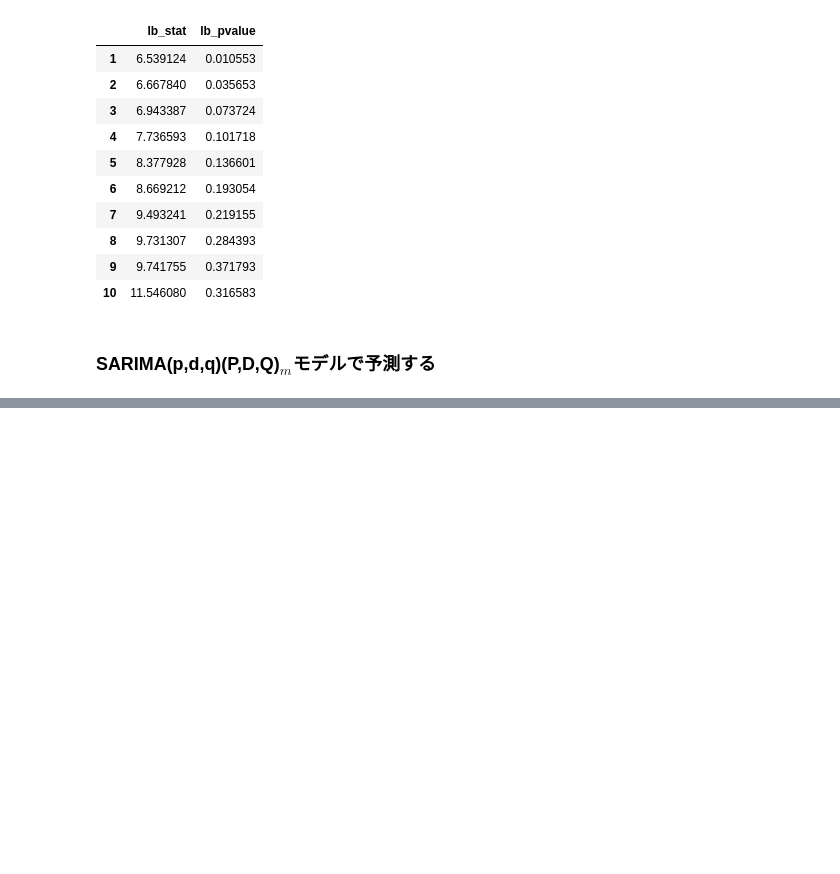
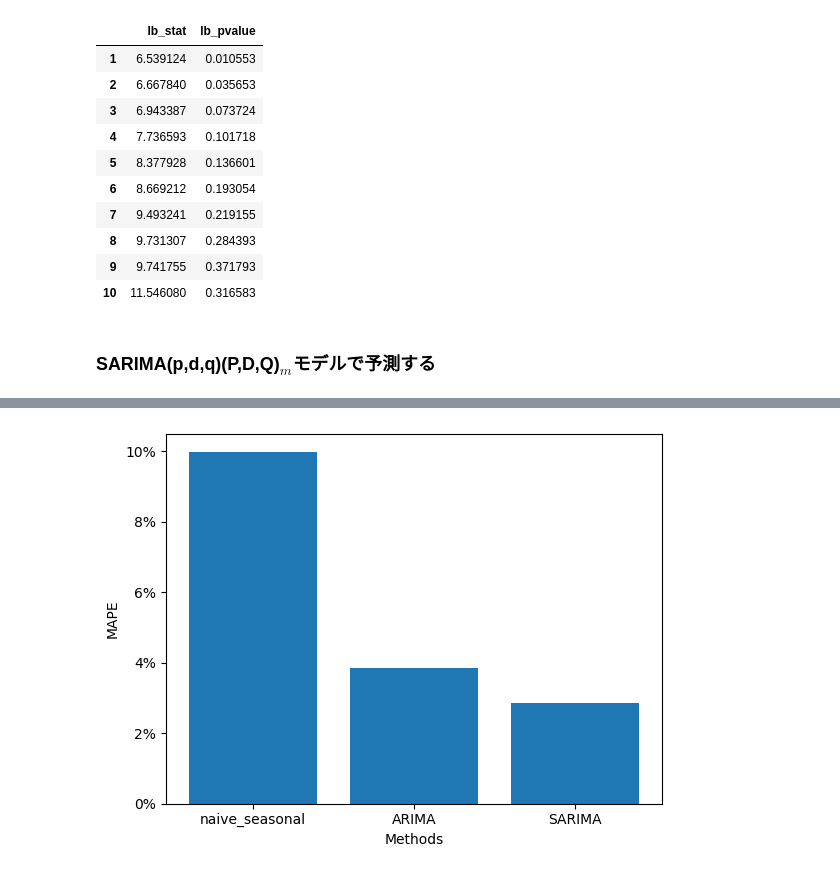
Before and after one commit to yonesuke/TimeSeriesForecastingInPython, a Jupyter notebook: docs/chapter08.ipynb, the cells around one changed output, grey strips where cells are left out. Cells and saved outputs as stored; diff of their text form; code cells hidden in the pictures; blank space fills up the shorter version.

```diff
--- a/docs/chapter08.ipynb
+++ b/docs/chapter08.ipynb
@@ -209,0 +297,14 @@ acorr_ljungbox(model_ARIMA.resid, np.arange(1, 11))
+# %%
+def mape(y_true, y_pred):
+    return np.mean(np.abs((y_pred - y_true) / y_true))
+
+plt.xlabel('Methods')
+plt.ylabel('MAPE')
+plt.bar(
+    methods,
+    [mape(test['Passengers'], test[method]) for method in methods]
+)
+plt.gca().yaxis.set_major_formatter(lambda y, _: '{:.0%}'.format(y))
+plt.show()
+# %% [output]
+[figure, added]
```
Also changed, not shown: parts of 6 cells of this notebook.
